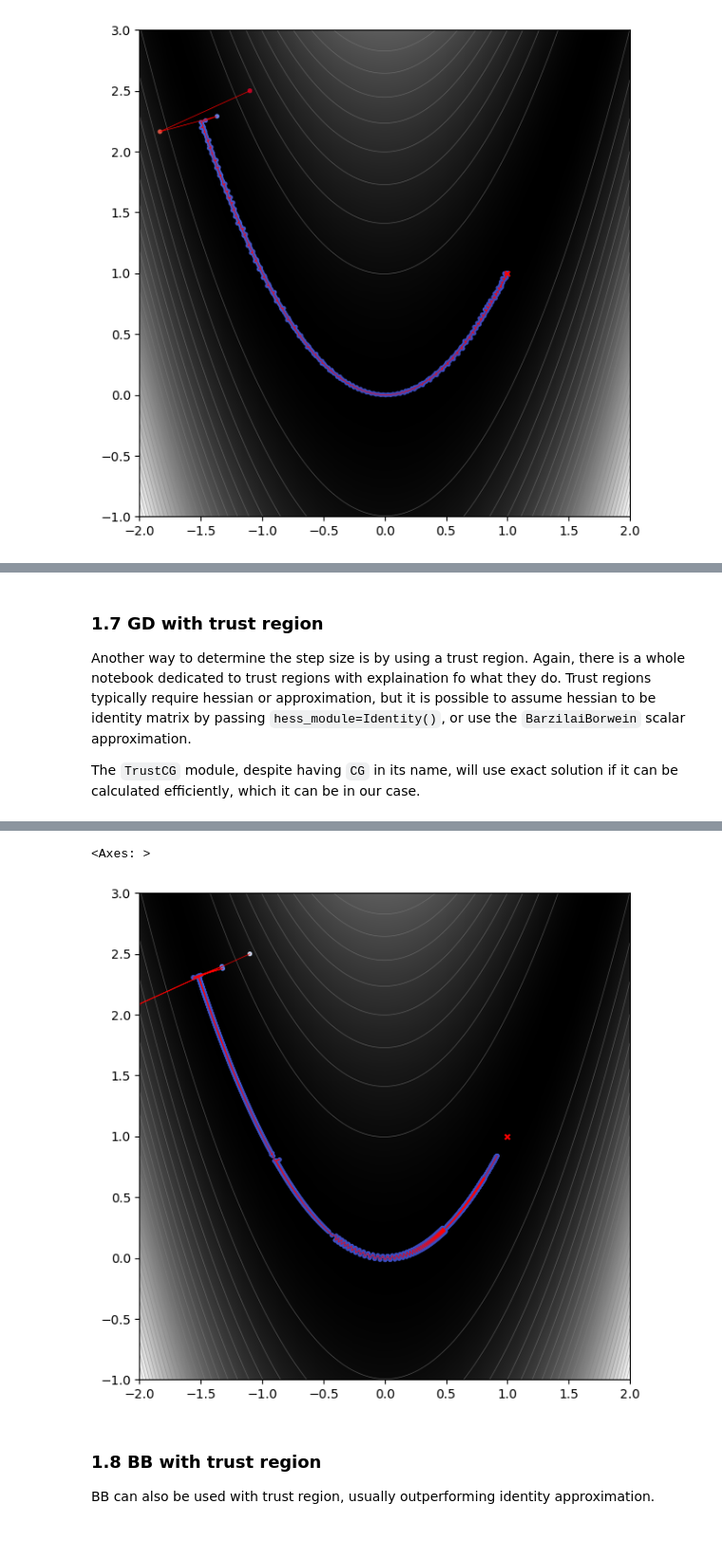
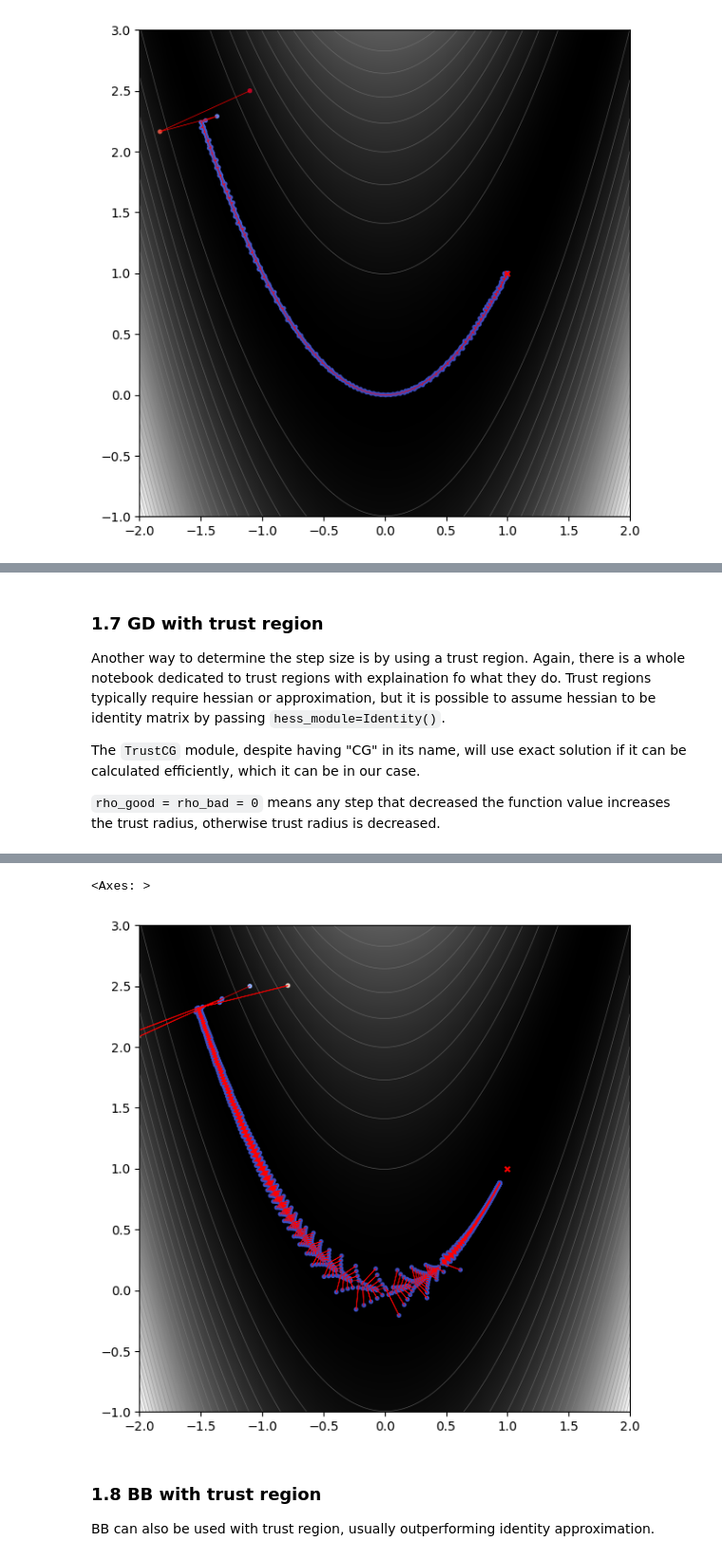
Before and after one commit to inikishev/torchzero, a Jupyter notebook: docs/overview/1. Gradient descent.ipynb, the cells around one changed output, grey strips where cells are left out. Shown at 95% size. Drawn from its saved outputs; the diff is of its cells as text; code cells hidden in the pictures.

```diff
--- a/docs/overview/1. Gradient descent.ipynb
+++ b/docs/overview/1. Gradient descent.ipynb
@@ -133,12 +133,21 @@ finished in 3.6s., reached loss = 0.000282
 [figure]
 # %% [markdown]
 ### 1.7 GD with trust region
-Another way to determine the step size is by using a trust region. Again, there is a whole notebook dedicated to trust regions with explaination fo what they do. Trust regions typically require hessian or approximation, but it is possible to assume hessian to be identity matrix by passing `hess_module=Identity()`, or use the `BarzilaiBorwein` scalar approximation.
+Another way to determine the step size is by using a trust region. Again, there is a whole notebook dedicated to trust regions with explaination fo what they do. Trust regions typically require hessian or approximation, but it is possible to assume hessian to be identity matrix by passing `hess_module=Identity()`.
 
-The `TrustCG` module, despite having `CG` in its name, will use exact solution if it can be calculated efficiently, which it can be in our case.
+The `TrustCG` module, despite having "CG" in its name, will use exact solution if it can be calculated efficiently, which it can be in our case.
+
+`rho_good = rho_bad = 0` means any step that decreased the function value increases the trust radius, otherwise trust radius is decreased.
 # %%
 func = FunctionDescent('rosen')
-optimizer = tz.Modular(func.parameters(), tz.m.TrustCG(hess_module=tz.m.Identity()))
+optimizer = tz.Modular(
+    func.parameters(),
+    tz.m.TrustCG(
+        hess_module=tz.m.Identity(),
+        rho_good=0,
+        rho_bad=0
+    )
+)
 func.run(optimizer, max_steps=2000)
 func.plot()
 # %% [output]
@@ -146,5 +155,5 @@ finished in 3.4s., reached loss = 0.00706
 <Axes: >
-[figure, old version]
+[figure, new version]
 # %% [markdown]
 ### 1.8 BB with trust region
 
```
Also changed, not shown: parts of 6 cells of this notebook, 3 other files.
